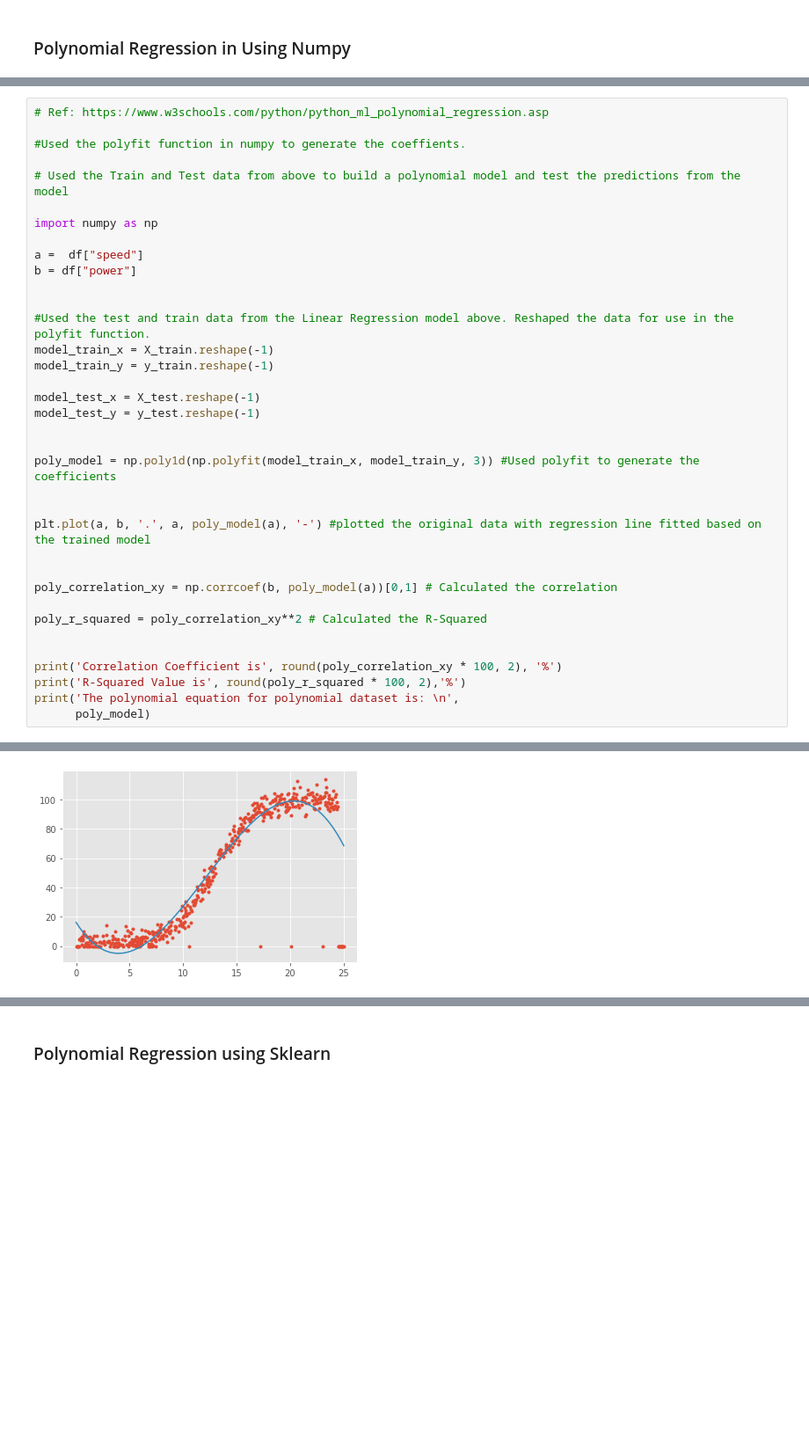
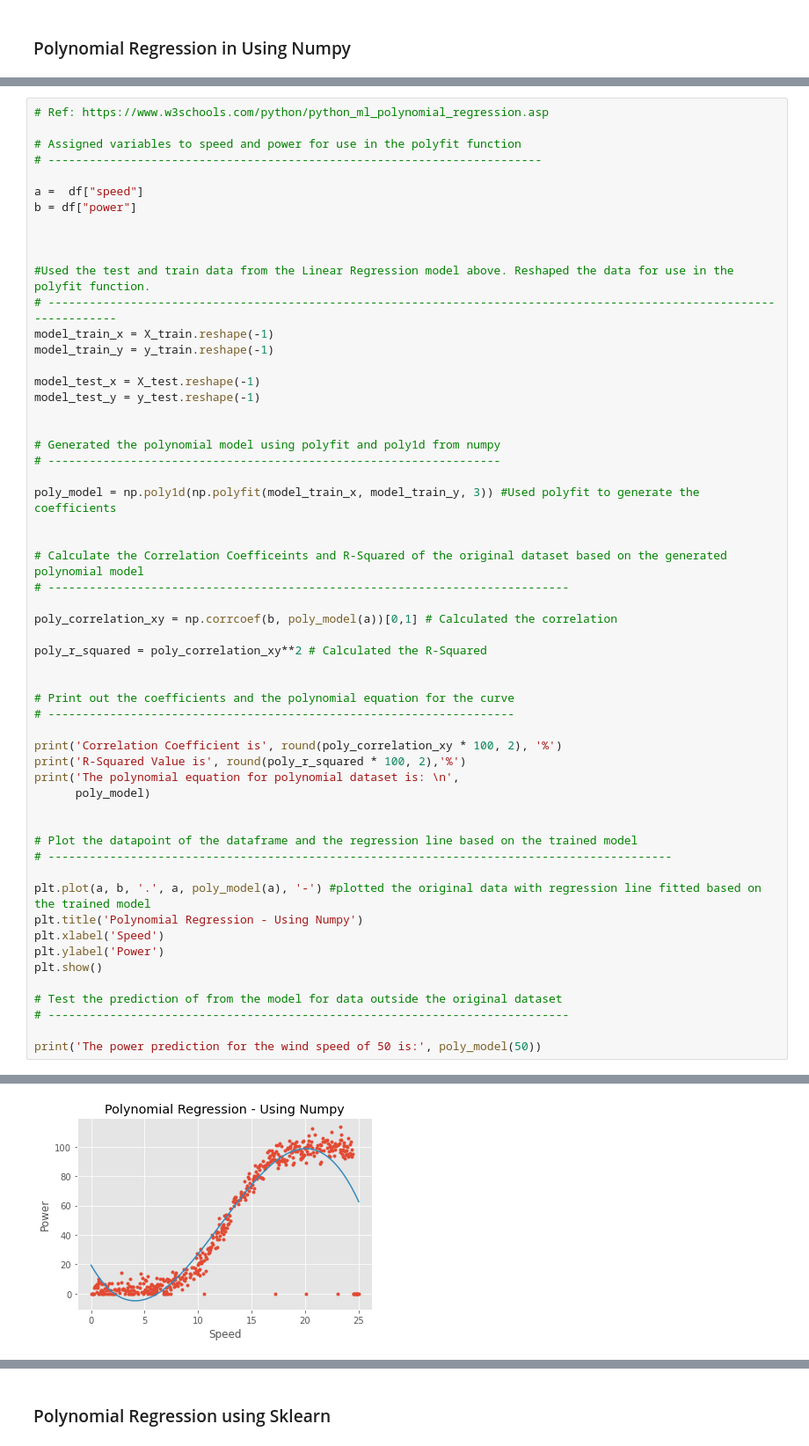
Before and after one commit to dssheldon/foda-project-sds, a Jupyter notebook: FoDA Project 2020.ipynb, the cells around one changed output, grey strips where cells are left out. Shown: that part at 88% size. Cells and saved outputs as stored; diff of their text form; blank space fills up the shorter version.

Commit message:
Documented observations for the polynomial models using numpy and sklearn including cleaned values

```diff
--- a/FoDA Project 2020.ipynb
+++ b/FoDA Project 2020.ipynb
@@ -349,17 +417,16 @@ The power prediction for the wind speed of 50 is: [202.34342302]
 # %%
 # Ref: https://www.w3schools.com/python/python_ml_polynomial_regression.asp
 
-#Used the polyfit function in numpy to generate the coeffients.
-
-# Used the Train and Test data from above to build a polynomial model and test the predictions from the model
-
-import numpy as np
+# Assigned variables to speed and power for use in the polyfit function
+# ------------------------------------------------------------------------
 
 a =  df["speed"]
 b = df["power"]
 
 
+
 #Used the test and train data from the Linear Regression model above. Reshaped the data for use in the polyfit function.
+# ----------------------------------------------------------------------------------------------------------------------
 model_train_x = X_train.reshape(-1)
 model_train_y = y_train.reshape(-1)
 
@@ -367,19 +434,40 @@ model_test_x = X_test.reshape(-1)
 model_test_y = y_test.reshape(-1)
 
 
+# Generated the polynomial model using polyfit and poly1d from numpy
+# ------------------------------------------------------------------
+
 poly_model = np.poly1d(np.polyfit(model_train_x, model_train_y, 3)) #Used polyfit to generate the coefficients
 
 
-plt.plot(a, b, '.', a, poly_model(a), '-') #plotted the original data with regression line fitted based on the trained model
-
+# Calculate the Correlation Coefficeints and R-Squared of the original dataset based on the generated polynomial model
+# ----------------------------------------------------------------------------
 
 poly_correlation_xy = np.corrcoef(b, poly_model(a))[0,1] # Calculated the correlation
 
 poly_r_squared = poly_correlation_xy**2 # Calculated the R-Squared
 
 
+# Print out the coefficients and the polynomial equation for the curve
+# --------------------------------------------------------------------
+
 print('Correlation Coefficient is', round(poly_correlation_xy * 100, 2), '%')
 print('R-Squared Value is', round(poly_r_squared * 100, 2),'%')
 print('The polynomial equation for polynomial dataset is: \n',
       poly_model)
+
+
+# Plot the datapoint of the dataframe and the regression line based on the trained model
+# -------------------------------------------------------------------------------------------
+
+plt.plot(a, b, '.', a, poly_model(a), '-') #plotted the original data with regression line fitted based on the trained model
+plt.title('Polynomial Regression - Using Numpy')
+plt.xlabel('Speed')
+plt.ylabel('Power')
+plt.show()
+
+# Test the prediction of from the model for data outside the original dataset
+# ----------------------------------------------------------------------------
+
+print('The power prediction for the wind speed of 50 is:', poly_model(50))
 # %% [output]
@@ -391 +479 @@ The polynomial equation for polynomial dataset is:
-[figure, old version]
+[figure, new version]
```
Also changed, not shown: parts of 27 cells of this notebook.
